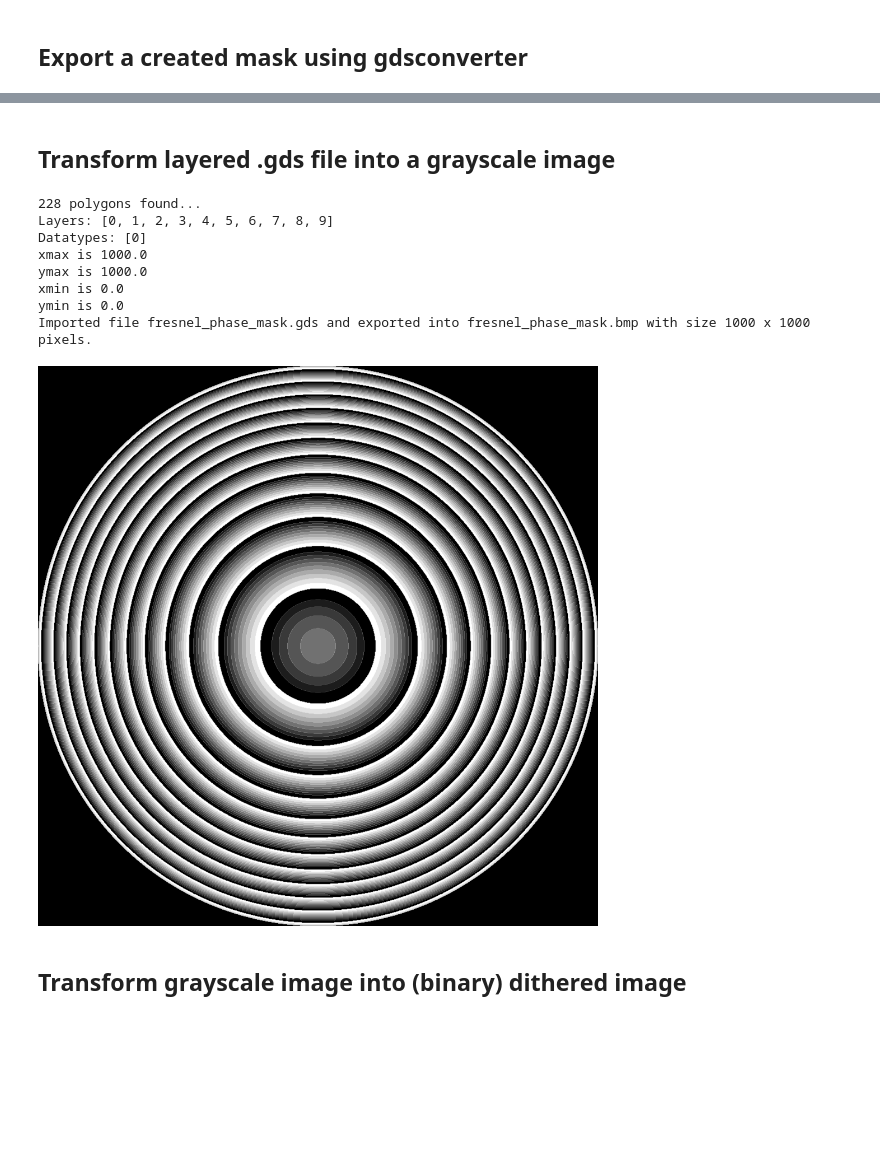
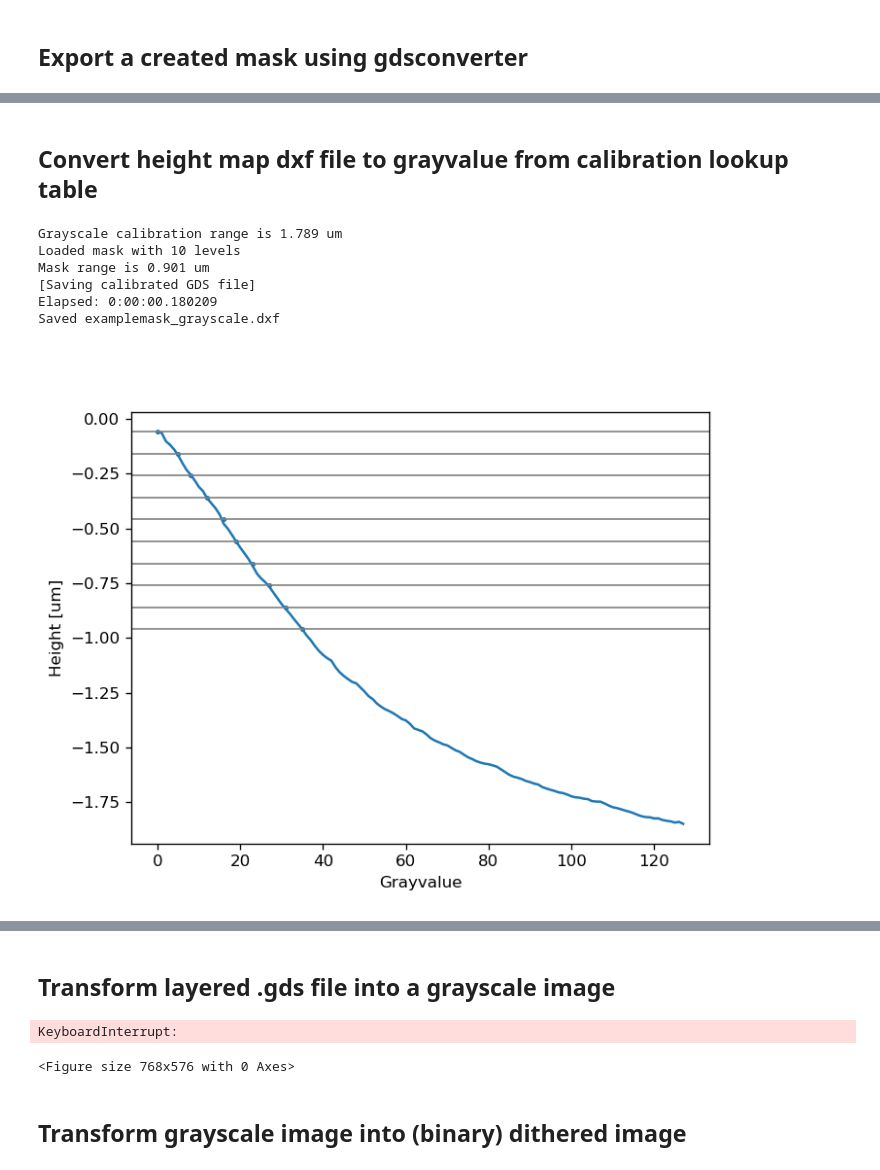
Before and after one commit to INLnano/pyMOE, a Jupyter notebook: notebooks/3 - Import_export/Import_export.ipynb, the cells around one changed output, grey strips where cells are left out. Cells and saved outputs as stored; diff of their text form; code cells hidden in the pictures; blank space fills up the shorter version.

```diff
--- a/notebooks/3 - Import_export/Import_export.ipynb
+++ b/notebooks/3 - Import_export/Import_export.ipynb
@@ -64,10 +99,14 @@ moe.plotting.plot_aperture(mask )
 # %%
+gdsname = 'examplemask.gds' # name of dxf file+
+dxfname = 'examplemask.dxf' # name of dxf file+
+
+
 #initialize the GDS converter class
 gdsmask = moe.GDSMask(mask)
 
 # Create layout and merge polygons together if merge=True
-#contour mode is faster but not very exact for low resolutions
-gdsmask.create_layout(mode = "contour", merge=True)
+gdsmask.create_layout(mode="raster", merge=True)
 
 gdsmask.write_gds(gdsname)
+gdsmask.write_gds(dxfname)
 # %% [output]
@@ -90,0 +133,53 @@ Saved fresnel_phase_mask.gds
+# %% [markdown]
+## Convert height map dxf file to grayvalue from calibration lookup table
+# %%
+gscalibration = moe.GrayscaleCalibration()
+
+# load calibration file
+gscalibration.load_calibration("calibration.csv")
+
+
+# Load mask file
+gscalibration.load_gdsfile(dxfname)
+
+# Extracts the height levels from the layer names
+gscalibration.get_levels_from_layer_names()
+gscalibration.plot_calibration()
+
+
+
+# Adjust the height offset gray values
+height_offset = -0.2
+gscalibration.adjust_grayvalues(height_offset)
+gscalibration.plot_calibration()
+
+outfile = dxfname.replace(".dxf", "_grayscale.dxf")
+
+gscalibration.calibrate_layer_names()
+
+
+# Add fiducials and alignment marks to the mask
+
+corner_length = 500#*micro
+corner_width = 100#*micro
+
+field_width = 10000 #*micro
+field_height = 10000 #*micro
+
+# Layer number of the fiducials and label names
+layer = "layer127"
+gscalibration.add_corners(field_width, field_height, corner_length, corner_width, layer)
+
+# Text to use as label
+label = "label 01"
+gscalibration.add_label(label, position=(-4000, -4000), mag=1000, layer=layer)
+
+gscalibration.save_calibrated_gdsfile(outfile)
+# %% [output]
+Grayscale calibration range is 1.789 um
+Loaded mask with 10 levels
+Mask range is 0.901 um
+[Saving calibrated GDS file]
+Elapsed: 0:00:00.180209
+Saved examplemask_grayscale.dxf
+[figure, added]
@@ -93,21 +189,15 @@ Saved fresnel_phase_mask.gds
 # %%
 ##Start with an existing file
 #Might take a while
-infile = "fresnel_phase_mask.gds"
-outfile = "fresnel_phase_mask.bmp"
+infile = gdsname
+outfile = gdsname.replace(".gds", ".bmp")
+
 n=10
 
-moe.importing.gds2img(infile, outfile, int(n-1),  rescaled=npix/xsiz, verbose=True)
+moe.importing.gds2img(infile, outfile, int(n),  rescaled=N_pixels/mask_width, verbose=True)
 # %% [output]
-228 polygons found...
-Layers: [0, 1, 2, 3, 4, 5, 6, 7, 8, 9]
-Datatypes: [0]
-xmax is 1000.0
-ymax is 1000.0
-xmin is 0.0
-ymin is 0.0
-Imported file fresnel_phase_mask.gds and exported into fresnel_phase_mask.bmp with size 1000 x 1000 pixels.
+KeyboardInterrupt:
-[figure, removed]
+<Figure size 768x576 with 0 Axes>
 # %% [markdown]
 ## Transform grayscale image into (binary) dithered image
 # %%
```
Also changed, not shown: parts of 11 cells of this notebook, 2 other files.
